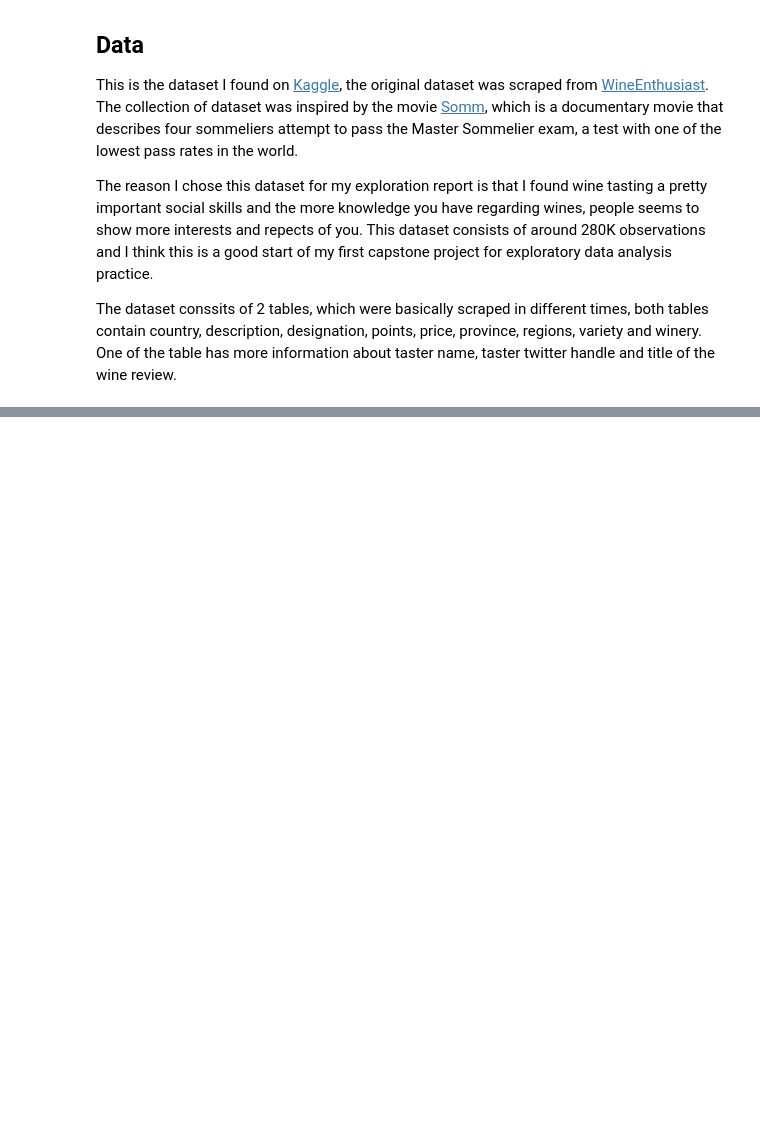
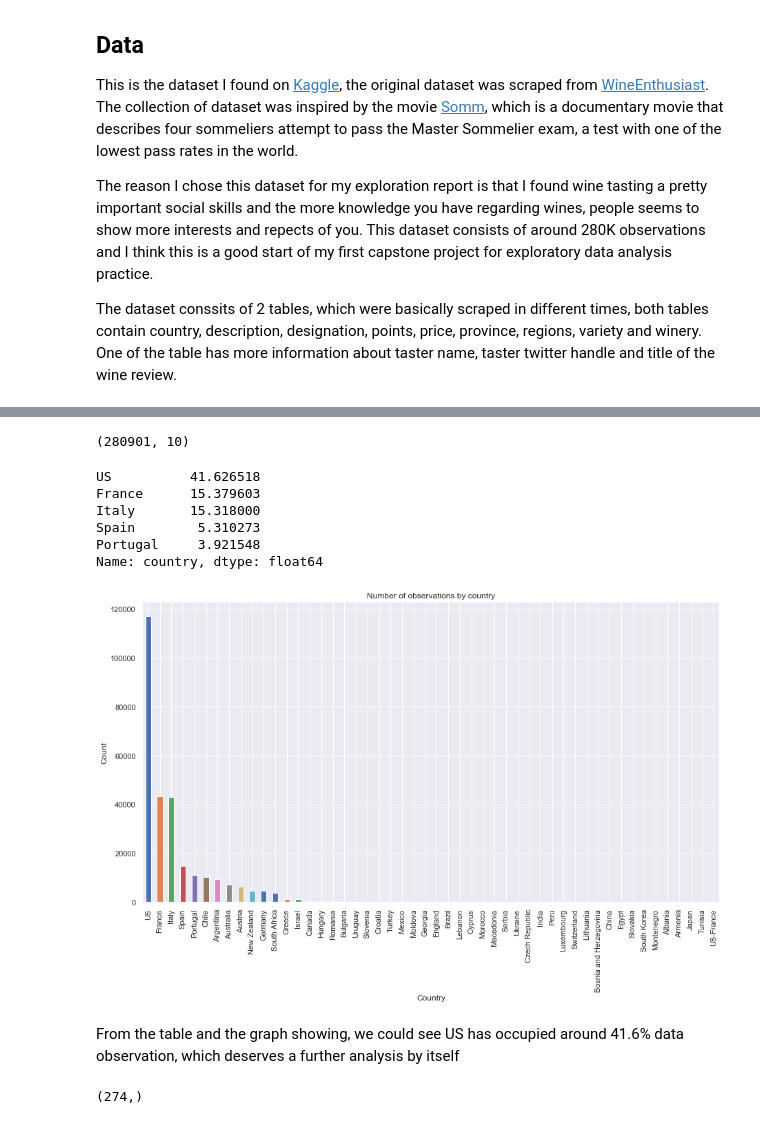
Before and after one commit to george1577/Thinkful_Data_Science, a Jupyter notebook: Drills_and_Assignments/Data_Science_Fundamentals/Unit_4_Career_planning_and_capstone_report/Capstone analytical report.ipynb, the cells around one changed output, grey strips where cells are left out. Cells and saved outputs as stored; diff of their text form; code cells hidden in the pictures; blank space fills up the shorter version.

```diff
--- a/Drills_and_Assignments/Data_Science_Fundamentals/Unit_4_Career_planning_and_capstone_report/Capstone analytical report.ipynb
+++ b/Drills_and_Assignments/Data_Science_Fundamentals/Unit_4_Career_planning_and_capstone_report/Capstone analytical report.ipynb
@@ -4,6 +4,9 @@ import pandas as pd
 import numpy as np
 import matplotlib.pyplot as plt
 import seaborn as sns
+# %%
+wine1 = pd.read_csv('data/winemag-data_first150k.csv')
+wine2 = pd.read_csv('data/winemag-data-130k-v2.csv')
 # %% [markdown]
 # Wine Reviews Data Exploration
 ## Data
@@ -17,0 +23,41 @@ The dataset conssits of 2 tables, which were basically scraped in different time
+# %%
+# drop taster, taster_twitter_handle and title columns from wine2 table
+wine2_r1 = wine2.drop(['taster_name', 'taster_twitter_handle', 'title'], axis=1).copy()
+# %%
+# drop the first column 'Unnamed:0' from both table since those are only index
+wine2_r2 = wine2_r1.drop(['Unnamed: 0'], axis=1)
+wine1_r1 = wine1.drop(['Unnamed: 0'], axis=1).copy()
+# %%
+# combine both cleaned tables together
+wine_all = wine1_r1.append(wine2_r2)
+wine_all.shape
+# %% [output]
+(280901, 10)
+# %%
+# first, we explore the compositions of the country column by percentage of data observations
+wine_all['country'].value_counts(normalize=True).head()*100
+# %% [output]
+US          41.626518
+France      15.379603
+Italy       15.318000
+Spain        5.310273
+Portugal     3.921548
+Name: country, dtype: float64
+# %%
+# second, explore the number of observations from each country
+sns.set()
+fig, ax = plt.subplots(figsize=(15,8))
+ax = wine_all['country'].value_counts().plot(kind='bar', ax=ax)
+ax.set(title='Number of observations by country', xlabel='Country', ylabel='Count')
+plt.show()
+# %% [output]
+[figure, added]
+# %% [markdown]
+From the table and the graph showing, we could see US has occupied around 41.6% data observation, which deserves a further analysis by itself
+# %%
+# filtering out the wine that is produced in US
+wine_us = wine_all[wine_all['country'] == 'US']
+# see how many unique variety are there in the wine produced in US
+wine_us['variety'].value_counts().shape
+# %% [output]
+(274,)
```
Also changed, not shown: parts of 5 cells of this notebook.
